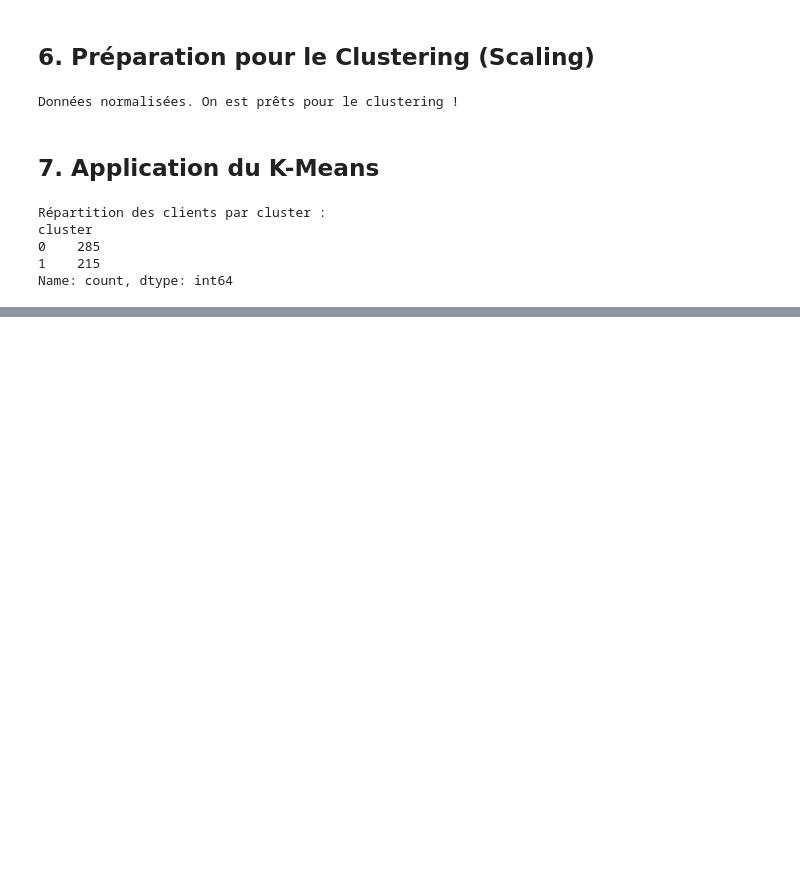
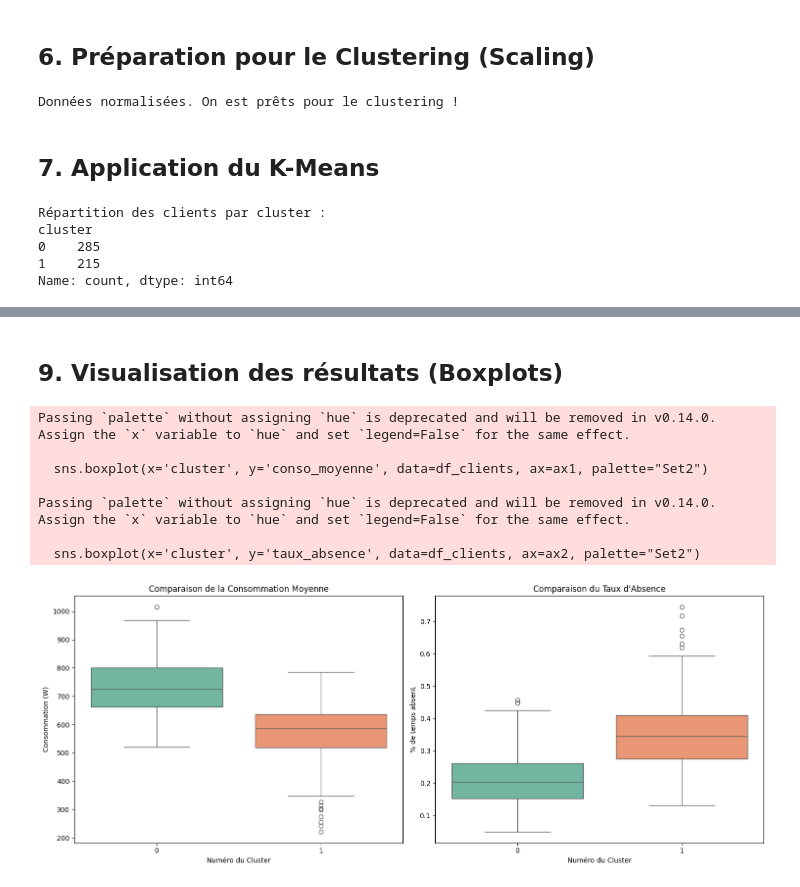
Before and after one commit to leonore-belle/projet-datascience-enedis, a Jupyter notebook: projet_enedis_td_1.ipynb, the cells around one changed output, grey strips where cells are left out. Cells and saved outputs as stored; diff of their text form; code cells hidden in the pictures; blank space fills up the shorter version.

```diff
--- a/projet_enedis_td_1.ipynb
+++ b/projet_enedis_td_1.ipynb
@@ -103,27 +106,6 @@ Dataset réduit créé : 500 clients et 8 variables.
 2   9993623468     631.666804     6726.1        0.0      843.747070      0.307005               1.120977         0.0
 3  10607320546     716.334495     4846.6        0.0      678.233493      0.102507               1.054801         0.0
 4  11239534806     553.425418     5646.2        1.9      772.747321      0.295330               1.144875         0.0
-# %%
-# 1. Agrégation principale par client (id)
-df_clients = df.groupby('id').agg(
-    conso_moyenne=('valeur', 'mean'),
-    talon_min=('valeur', 'min'),
-    taux_absence=('est_absent', 'mean') # Moyenne des True (1) et False (0)
-).reset_index()
-
-# 2. Calcul du ratio Weekend / Semaine
-conso_we = df[df['est_weekend'] == True].groupby('id')['valeur'].mean()
-conso_semaine = df[df['est_weekend'] == False].groupby('id')['valeur'].mean()
-df_clients['ratio_weekend_semaine'] = df_clients['id'].map(conso_we / conso_semaine)
-
-# 3. Calcul du poids de la consommation du soir
-conso_soir = df[df['est_soir'] == True].groupby('id')['valeur'].mean()
-df_clients['poids_soir'] = df_clients['id'].map(conso_soir / df_clients['conso_moyenne'])
-
-# On remplace les potentiels calculs impossibles par 0
-df_clients = df_clients.fillna(0)
-
-print(f"Dataset réduit créé : {len(df_clients)} clients.")
 # %%
 # On regarde les statistiques globales (moyenne, min, max) pour chaque nouvelle variable
 stats = df_clients[['conso_moyenne', 'taux_absence', 'ratio_weekend_semaine', 'poids_soir']].describe()
@@ -177,0 +177,29 @@ Name: count, dtype: int64
+# %% [markdown]
+## 9. Visualisation des résultats (Boxplots)
+# %%
+# On crée une figure avec deux graphiques côte à côte
+fig, (ax1, ax2) = plt.subplots(1, 2, figsize=(15, 6))
+
+# Boxplot 1 : La consommation moyenne
+sns.boxplot(x='cluster', y='conso_moyenne', data=df_clients, ax=ax1, palette="Set2")
+ax1.set_title('Comparaison de la Consommation Moyenne')
+ax1.set_xlabel('Numéro du Cluster')
+ax1.set_ylabel('Consommation (W)')
+
+# Boxplot 2 : Le taux d'absence
+sns.boxplot(x='cluster', y='taux_absence', data=df_clients, ax=ax2, palette="Set2")
+ax2.set_title("Comparaison du Taux d'Absence")
+ax2.set_xlabel('Numéro du Cluster')
+ax2.set_ylabel('% de temps absent')
+
+plt.tight_layout()
+plt.show()
+# %% [output]
+Passing `palette` without assigning `hue` is deprecated and will be removed in v0.14.0. Assign the `x` variable to `hue` and set `legend=False` for the same effect.
+
+  sns.boxplot(x='cluster', y='conso_moyenne', data=df_clients, ax=ax1, palette="Set2")
+
+Passing `palette` without assigning `hue` is deprecated and will be removed in v0.14.0. Assign the `x` variable to `hue` and set `legend=False` for the same effect.
+
+  sns.boxplot(x='cluster', y='taux_absence', data=df_clients, ax=ax2, palette="Set2")
+[figure, added]
```
Also changed, not shown: parts of 8 cells of this notebook.
